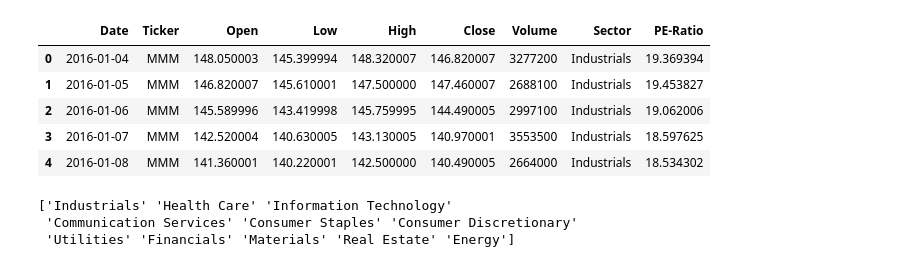
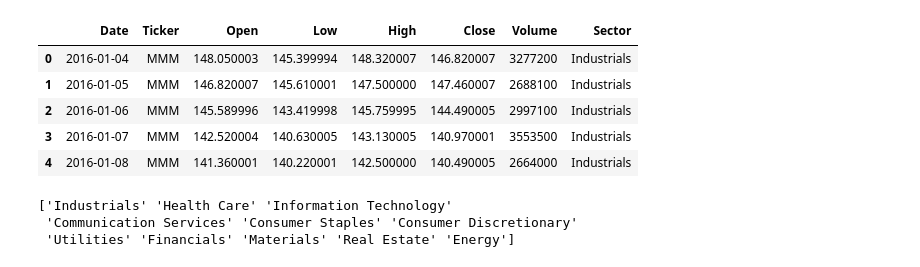
Before and after one commit to nico965j/financial-forecasting-bachelor, a Jupyter notebook: very_experiment.ipynb, the cells around one changed output. Drawn from its saved outputs; the diff is of its cells as text; code cells hidden in the pictures.

```diff
--- a/very_experiment.ipynb
+++ b/very_experiment.ipynb
@@ -1,32 +1,32 @@
 # %%
 # Implementing Support Vector machines model on dataset for stock price prediction
 # Importing the libraries
 import numpy as np
 import matplotlib.pyplot as plt
 import pandas as pd
 import datetime
 import yfinance as yf
 import requests
 from sklearn.model_selection import train_test_split
 from sklearn.preprocessing import StandardScaler
 from sklearn.svm import SVC
 from sklearn.metrics import accuracy_score
 
 # Importing the dataset
-initial_df = pd.read_csv('SP500_stock_dataset_PE.csv', delimiter=',')
+initial_df = pd.read_csv('SP500_stock_prices.csv', delimiter=',')
 #initial_df = pd.read_csv('SP500_stock_prices.csv', delimiter=',')
 
 # # Create a new column 'Price Movement'
 # df['Daily Price Movement'] = np.where(df['Close'] > df['Close'].shift(1), 1, 0)
 
 initial_df.head()
 # %% [output]
-|  | Date | Ticker | Open | Low | High | Close | Volume | Sector | PE-Ratio |
-| 0 | 2016-01-04 | MMM | 148.050003 | 145.399994 | 148.320007 | 146.820007 | 3277200 | Industrials | 19.369394 |
-| 1 | 2016-01-05 | MMM | 146.820007 | 145.610001 | 147.500000 | 147.460007 | 2688100 | Industrials | 19.453827 |
-| 2 | 2016-01-06 | MMM | 145.589996 | 143.419998 | 145.759995 | 144.490005 | 2997100 | Industrials | 19.062006 |
-| 3 | 2016-01-07 | MMM | 142.520004 | 140.630005 | 143.130005 | 140.970001 | 3553500 | Industrials | 18.597625 |
-| 4 | 2016-01-08 | MMM | 141.360001 | 140.220001 | 142.500000 | 140.490005 | 2664000 | Industrials | 18.534302 |
+|  | Date | Ticker | Open | Low | High | Close | Volume | Sector |
+| 0 | 2016-01-04 | MMM | 148.050003 | 145.399994 | 148.320007 | 146.820007 | 3277200 | Industrials |
+| 1 | 2016-01-05 | MMM | 146.820007 | 145.610001 | 147.500000 | 147.460007 | 2688100 | Industrials |
+| 2 | 2016-01-06 | MMM | 145.589996 | 143.419998 | 145.759995 | 144.490005 | 2997100 | Industrials |
+| 3 | 2016-01-07 | MMM | 142.520004 | 140.630005 | 143.130005 | 140.970001 | 3553500 | Industrials |
+| 4 | 2016-01-08 | MMM | 141.360001 | 140.220001 | 142.500000 | 140.490005 | 2664000 | Industrials |
 # %%
 # Make date column the index
 initial_df = initial_df.set_index('Date')
```
Also changed, not shown: parts of 26 cells of this notebook, 2 other files.
